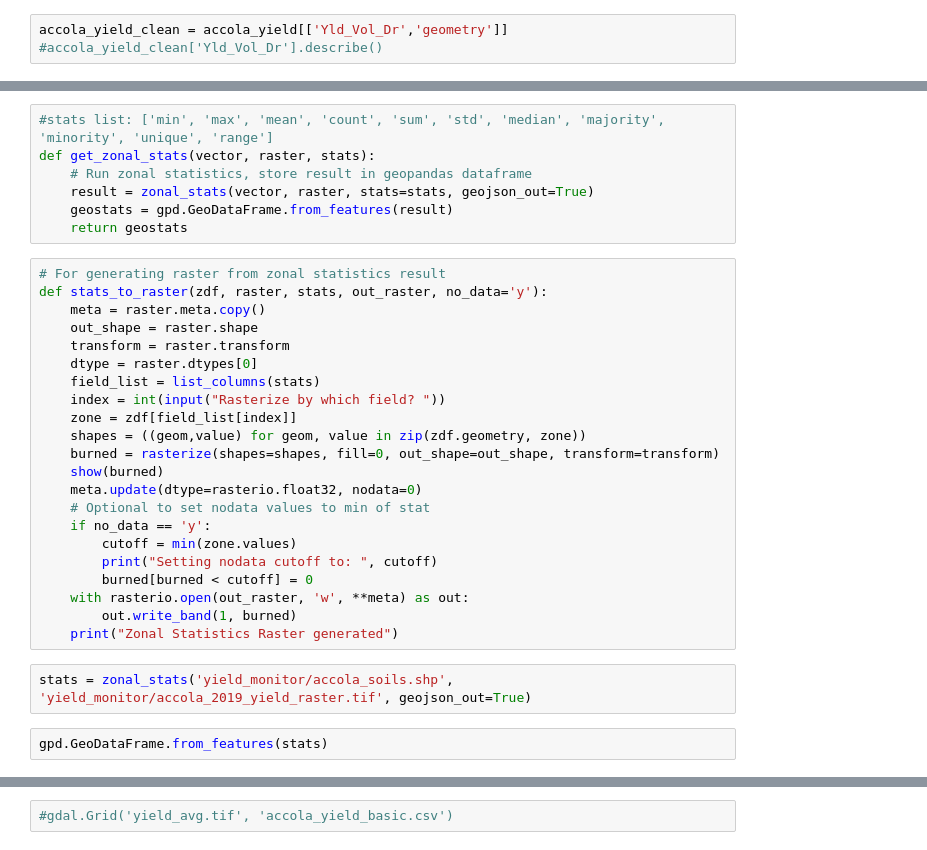
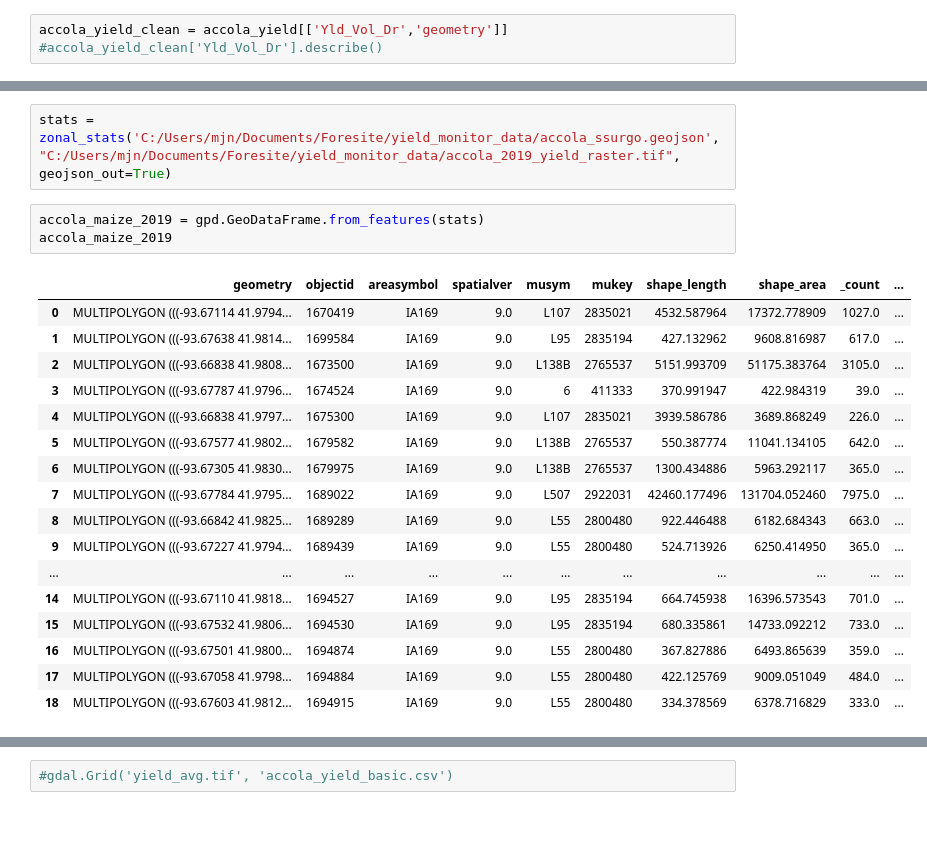
Before and after one commit to isuforesite/Foresite, a Jupyter notebook: analyses/accola.ipynb, the cells around one changed output, grey strips where cells are left out. Drawn from its saved outputs; the diff is of its cells as text; blank space fills up the shorter version.

```diff
--- a/analyses/accola.ipynb
+++ b/analyses/accola.ipynb
@@ -56,33 +63,23 @@ def reproject(vector_gpd, raster):
-# %%
-#stats list: ['min', 'max', 'mean', 'count', 'sum', 'std', 'median', 'majority', 'minority', 'unique', 'range']
-def get_zonal_stats(vector, raster, stats):
-    # Run zonal statistics, store result in geopandas dataframe
-    result = zonal_stats(vector, raster, stats=stats, geojson_out=True)
-    geostats = gpd.GeoDataFrame.from_features(result)
-    return geostats
-# %%
-# For generating raster from zonal statistics result
-def stats_to_raster(zdf, raster, stats, out_raster, no_data='y'):
-    meta = raster.meta.copy()
-    out_shape = raster.shape
-    transform = raster.transform
-    dtype = raster.dtypes[0]
-    field_list = list_columns(stats)
-    index = int(input("Rasterize by which field? "))
-    zone = zdf[field_list[index]]
-    shapes = ((geom,value) for geom, value in zip(zdf.geometry, zone))
-    burned = rasterize(shapes=shapes, fill=0, out_shape=out_shape, transform=transform)
-    show(burned)
-    meta.update(dtype=rasterio.float32, nodata=0)
-    # Optional to set nodata values to min of stat
-    if no_data == 'y':
-        cutoff = min(zone.values)
-        print("Setting nodata cutoff to: ", cutoff)
-        burned[burned < cutoff] = 0
-    with rasterio.open(out_raster, 'w', **meta) as out:
-        out.write_band(1, burned)
-    print("Zonal Statistics Raster generated")
-# %%
-stats = zonal_stats('yield_monitor/accola_soils.shp', 'yield_monitor/accola_2019_yield_raster.tif', geojson_out=True)
+# %%
+stats = zonal_stats('C:/Users/mjn/Documents/Foresite/yield_monitor_data/accola_ssurgo.geojson', "C:/Users/mjn/Documents/Foresite/yield_monitor_data/accola_2019_yield_raster.tif", geojson_out=True)
 # %%
-gpd.GeoDataFrame.from_features(stats)
+accola_maize_2019 = gpd.GeoDataFrame.from_features(stats)
+accola_maize_2019
+# %% [output]
+|  | geometry | objectid | areasymbol | spatialver | musym | mukey | shape_length | shape_area | _count | ... |
+| 0 | MULTIPOLYGON (((-93.67114 41.9794... | 1670419 | IA169 | 9.0 | L107 | 2835021 | 4532.587964 | 17372.778909 | 1027.0 | ... |
+| 1 | MULTIPOLYGON (((-93.67638 41.9814... | 1699584 | IA169 | 9.0 | L95 | 2835194 | 427.132962 | 9608.816987 | 617.0 | ... |
+| 2 | MULTIPOLYGON (((-93.66838 41.9808... | 1673500 | IA169 | 9.0 | L138B | 2765537 | 5151.993709 | 51175.383764 | 3105.0 | ... |
+| 3 | MULTIPOLYGON (((-93.67787 41.9796... | 1674524 | IA169 | 9.0 | 6 | 411333 | 370.991947 | 422.984319 | 39.0 | ... |
+| 4 | MULTIPOLYGON (((-93.66838 41.9797... | 1675300 | IA169 | 9.0 | L107 | 2835021 | 3939.586786 | 3689.868249 | 226.0 | ... |
+| 5 | MULTIPOLYGON (((-93.67577 41.9802... | 1679582 | IA169 | 9.0 | L138B | 2765537 | 550.387774 | 11041.134105 | 642.0 | ... |
+| 6 | MULTIPOLYGON (((-93.67305 41.9830... | 1679975 | IA169 | 9.0 | L138B | 2765537 | 1300.434886 | 5963.292117 | 365.0 | ... |
+| 7 | MULTIPOLYGON (((-93.67784 41.9795... | 1689022 | IA169 | 9.0 | L507 | 2922031 | 42460.177496 | 131704.052460 | 7975.0 | ... |
+| 8 | MULTIPOLYGON (((-93.66842 41.9825... | 1689289 | IA169 | 9.0 | L55 | 2800480 | 922.446488 | 6182.684343 | 663.0 | ... |
+| 9 | MULTIPOLYGON (((-93.67227 41.9794... | 1689439 | IA169 | 9.0 | L55 | 2800480 | 524.713926 | 6250.414950 | 365.0 | ... |
+| ... | ... | ... | ... | ... | ... | ... | ... | ... | ... | ... |
+| 14 | MULTIPOLYGON (((-93.67110 41.9818... | 1694527 | IA169 | 9.0 | L95 | 2835194 | 664.745938 | 16396.573543 | 701.0 | ... |
+| 15 | MULTIPOLYGON (((-93.67532 41.9806... | 1694530 | IA169 | 9.0 | L95 | 2835194 | 680.335861 | 14733.092212 | 733.0 | ... |
+| 16 | MULTIPOLYGON (((-93.67501 41.9800... | 1694874 | IA169 | 9.0 | L55 | 2800480 | 367.827886 | 6493.865639 | 359.0 | ... |
+| 17 | MULTIPOLYGON (((-93.67058 41.9798... | 1694884 | IA169 | 9.0 | L55 | 2800480 | 422.125769 | 9009.051049 | 484.0 | ... |
+| 18 | MULTIPOLYGON (((-93.67603 41.9812... | 1694915 | IA169 | 9.0 | L55 | 2800480 | 334.378569 | 6378.716829 | 333.0 | ... |
```
Also changed, not shown: parts of 16 cells of this notebook.
